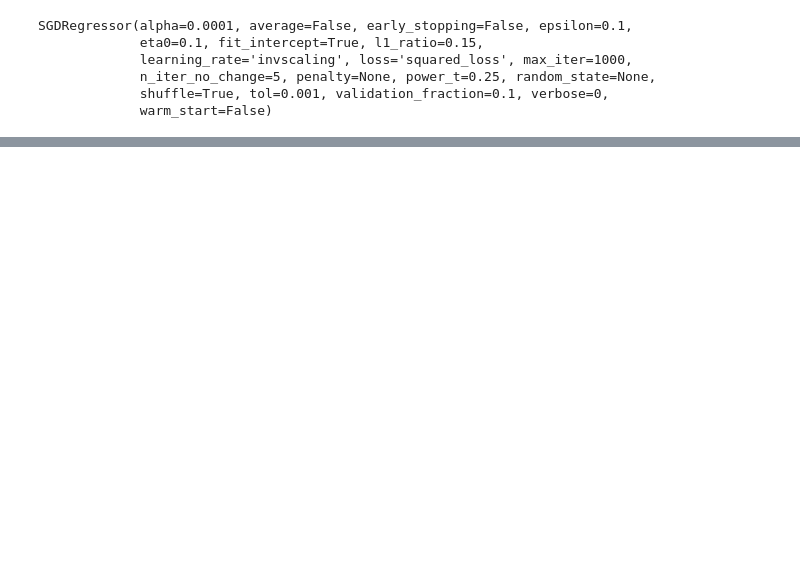
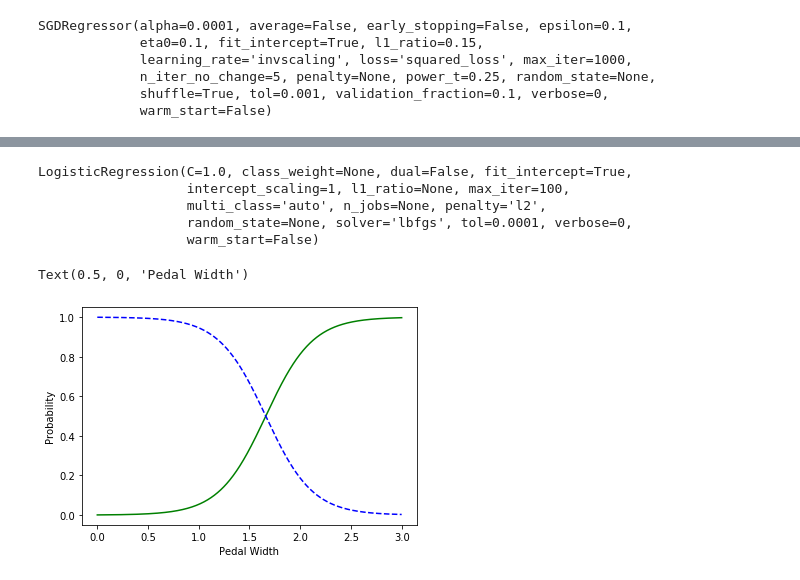
Before and after one commit to bencouser/hands_on_ai, a Jupyter notebook: training_models.ipynb, the cells around one changed output, grey strips where cells are left out. Drawn from its saved outputs; the diff is of its cells as text; code cells hidden in the pictures; blank space fills up the shorter version.

```diff
--- a/training_models.ipynb
+++ b/training_models.ipynb
@@ -181,0 +292,24 @@ lin_reg.intercept_, lin_reg.coef_
+# %%
+X = iris["data"][:, 3:] # pedal width
+y = (iris["target"] == 2).astype(np.int) # 1 if virginica, 0 if else
+# %%
+from sklearn.linear_model import LogisticRegression
+
+log_reg = LogisticRegression()
+log_reg.fit(X, y)
+# %% [output]
+LogisticRegression(C=1.0, class_weight=None, dual=False, fit_intercept=True,
+                   intercept_scaling=1, l1_ratio=None, max_iter=100,
+                   multi_class='auto', n_jobs=None, penalty='l2',
+                   random_state=None, solver='lbfgs', tol=0.0001, verbose=0,
+                   warm_start=False)
+# %%
+X_new = np.linspace(0, 3, 1000).reshape(-1, 1)
+y_proba = log_reg.predict_proba(X_new)
+plt.plot(X_new, y_proba[:, 1], "g-",label="virginica")
+plt.plot(X_new, y_proba[:, 0], "b--", label="not virginica")
+plt.ylabel("Probability")
+plt.xlabel("Pedal Width")
+# %% [output]
+Text(0.5, 0, 'Pedal Width')
+[figure, added]
```
Also changed, not shown: parts of 24 cells of this notebook.
